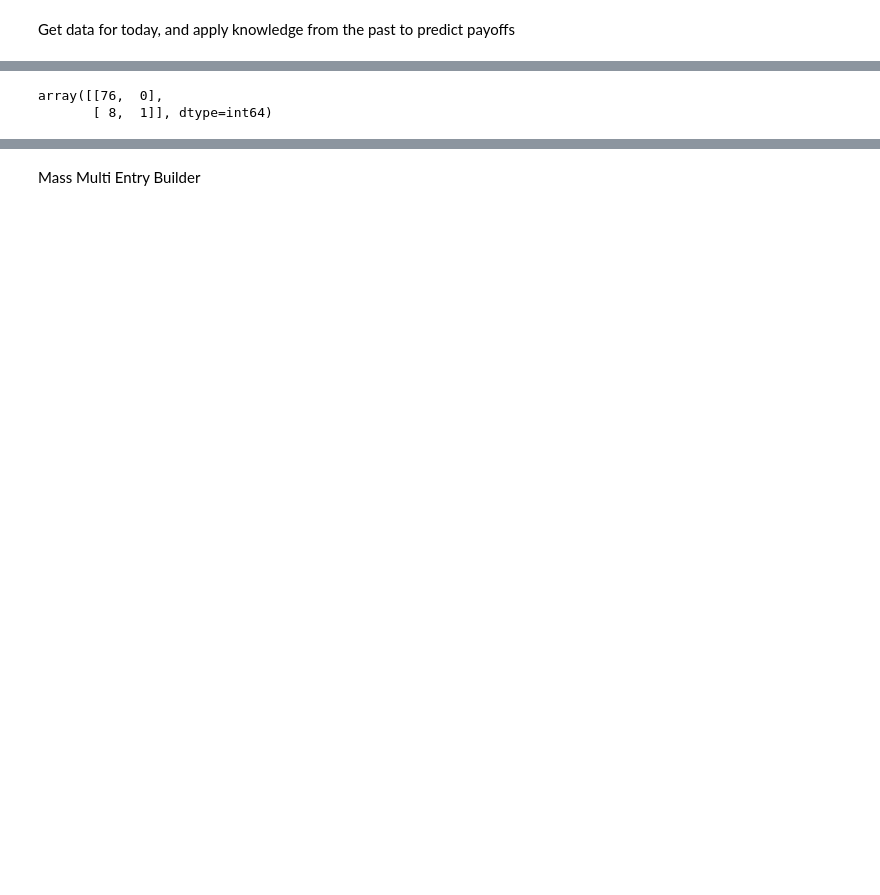
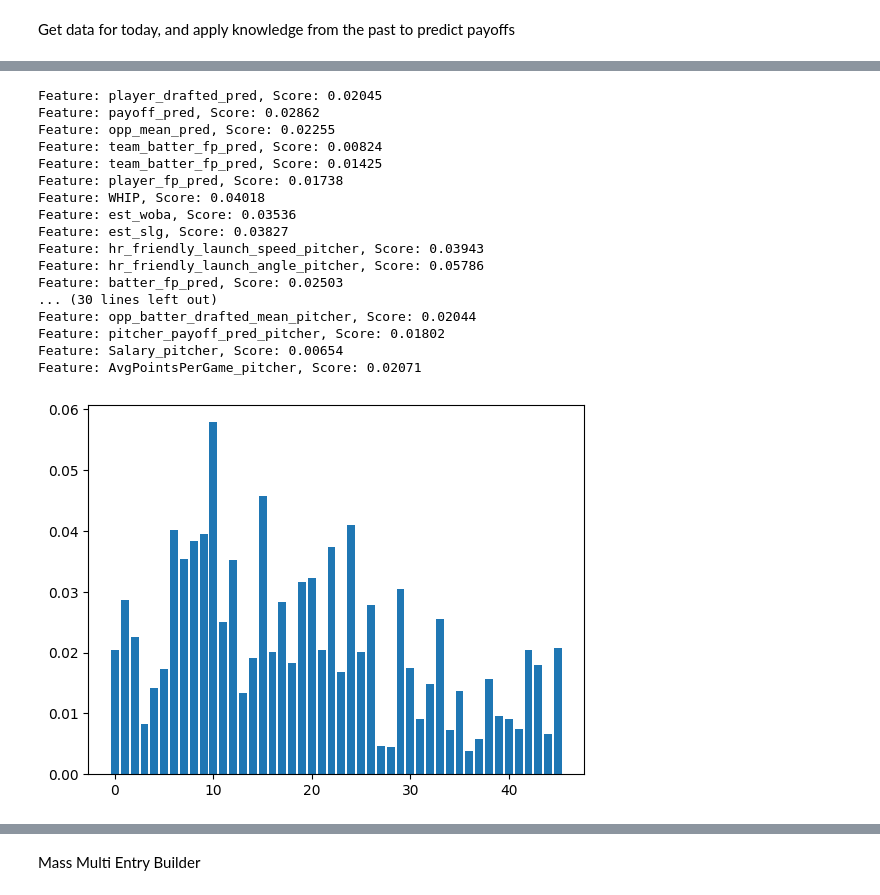
Before and after one commit to mcglade8/MLB, a Jupyter notebook: baseball_python.ipynb, the cells around one changed output, grey strips where cells are left out. Cells and saved outputs as stored; diff of their text form; code cells hidden in the pictures; blank space fills up the shorter version.

Commit message:
6/21 update
Added progress bars; added rank prediction model to lineup builder; saved models to disk so I can define 'get_all_variables' and 'build_one_lineup' then skip to the bottom

```diff
--- a/baseball_python.ipynb
+++ b/baseball_python.ipynb
@@ -2737,7 +2984,8 @@ len(great_lineups)
 # %%
 great_and_bad_lineups_hitters = pd.DataFrame()
 great_and_bad_lineups_pitchers = pd.DataFrame()
-features = ['position', 'net_sqrt_pred', 'Utility', 'player_drafted_pred', 'payoff_pred', 'opp_mean_pred', 'team_batter_fp_pred', 'player_fp_pred', 'WHIP', 'est_woba', 'est_slg', 'hr_friendly_launch_speed_pitcher', 'hr_friendly_launch_angle_pitcher', 'batter_fp_pred', 'pitcher_fp_pred', 'team_batter_fp_pred', 'team_batter_salary', 'batter_drafted_pred', 'pitcher_drafted_pred', 'opp_pitcher_drafted_mean', 'opp_batter_drafted_mean', 'pitcher_payoff_pred', 'Salary', 'AvgPointsPerGame']
+great_and_bad_lineups = pd.DataFrame()
+features = ['position', 'player_drafted_pred', 'payoff_pred', 'opp_mean_pred', 'team_batter_fp_pred', 'player_fp_pred', 'WHIP', 'est_woba', 'est_slg', 'hr_friendly_launch_speed_pitcher', 'hr_friendly_launch_angle_pitcher', 'batter_fp_pred', 'pitcher_fp_pred', 'team_batter_fp_pred', 'team_batter_salary', 'batter_drafted_pred', 'pitcher_drafted_pred', 'opp_pitcher_drafted_mean', 'opp_batter_drafted_mean', 'pitcher_payoff_pred', 'Salary', 'AvgPointsPerGame']
 
 # find the difference between the great_lineups and bad_lineups
 for i in range(len(great_lineups)):
@@ -2770,6 +3018,12 @@ for i in range(len(great_lineups)):
     great_and_bad_lineups_hitters = pd.concat([great_and_bad_lineups_hitters, this_lineup_avgs_hitters])
     great_and_bad_lineups_pitchers = pd.concat([great_and_bad_lineups_pitchers, this_lineup_avgs_pitchers])
 
+    # add '_pitcher' to this_lineup_avgs_pitchers columns
+    this_lineup_avgs_pitchers = this_lineup_avgs_pitchers.add_suffix('_pitcher')
+    this_lineup_avgs_pitchers = this_lineup_avgs_pitchers.rename(columns={'great_lineup_pitcher': 'great_lineup'})
+    all_lineup_data = pd.merge(this_lineup_avgs_hitters, this_lineup_avgs_pitchers, on=['great_lineup'])
+    great_and_bad_lineups = pd.concat([great_and_bad_lineups, all_lineup_data])
+
 for i in range(len(bad_lineups)):
     # do the same but set great_lineup to 0
     this_lineup_avgs = bad_lineups[i]
@@ -2796,3 +3050,9 @@ for i in range(len(bad_lineups)):
 
     great_and_bad_lineups_hitters = pd.concat([great_and_bad_lineups_hitters, this_lineup_avgs_hitters])
     great_and_bad_lineups_pitchers = pd.concat([great_and_bad_lineups_pitchers, this_lineup_avgs_pitchers])
+
+    # add '_pitcher' to this_lineup_avgs_pitchers columns
+    this_lineup_avgs_pitchers = this_lineup_avgs_pitchers.add_suffix('_pitcher')
+    this_lineup_avgs_pitchers = this_lineup_avgs_pitchers.rename(columns={ 'great_lineup_pitcher': 'great_lineup'})
+    all_lineup_data = pd.merge(this_lineup_avgs_hitters, this_lineup_avgs_pitchers, on=['great_lineup'])
+    great_and_bad_lineups = pd.concat([great_and_bad_lineups, all_lineup_data])
@@ -2879,27 +3286,49 @@ ValueError: This solver needs samples of at least 2 classes in the data, but the
 # %%
+# classification model to predict if a lineup is a cashing lineup
+# target is cashing_lineup, features are pregame factors
+target = cashing_or_not['cashing_lineup']
+# feature_names are: avg_batter_fp	avg_batting_order	est_woba	est_slg	est_ba	hr_friendly_launch_speed_freq	hr_friendly_launch_angle_freq	Pitching+	WHIP	hr_friendly_launch_speed_pitcher	hr_friendly_launch_angle_pitcher	batting_order_change	batter_fp_pred	pitcher_fp_pred	team_batter_fp_pred	teams_in_game_pk	team_batter_salary	batter_drafted_pred	pitcher_drafted_pred	payoff_pred	opp_pitcher_drafted_mean	opp_batter_drafted_mean	pitcher_payoff_pred	ID	Salary	AvgPointsPerGame	player_fp_pred	player_drafted_pred	payoff	opp_mean_pred net_sqrt_pred Utility
+feature_names = cashing_or_not.columns[cashing_or_not.columns != 'cashing_lineup']
+features = cashing_or_not[feature_names]
+# split the data
+X_train, X_test, y_train, y_test = train_test_split(features, target, test_size=0.2, random_state=0)
 
-# same as above but for hitters
-# create a model to predict if a lineup is a great lineup based on pregame factors
-# target is great_lineup, features are pregame factors
-# target = great_and_bad_lineups_hitters['great_lineup']
+# establish a model
+model_is_cashing_lineup = DecisionTreeClassifier()
 
-# # feature_names are: avg_batter_fp	avg_batting_order	est_woba	est_slg	est_ba	hr_friendly_launch_speed_freq	hr_friendly_launch_angle_freq	Pitching+	WHIP	hr_friendly_launch_speed_pitcher	hr_friendly_launch_angle_pitcher	batting_order_change	batter_fp_pred	pitcher_fp_pred	team_batter_fp_pred	teams_in_game_pk	team_batter_salary	batter_drafted_pred	pitcher_drafted_pred	payoff_pred	opp_pitcher_drafted_mean	opp_batter_drafted_mean	pitcher_payoff_pred	ID	Salary	AvgPointsPerGame	player_fp_pred	player_drafted_pred	payoff	opp_mean_pred net_sqrt_pred Utility
-# feature_names = ['net_sqrt_pred', 'Utility', 'player_drafted_pred', 'payoff_pred', 'opp_mean_pred', 'team_batter_fp_pred', 'player_fp_pred', 'WHIP', 'est_woba', 'est_slg', 'hr_friendly_launch_speed_pitcher', 'hr_friendly_launch_angle_pitcher', 'batter_fp_pred', 'pitcher_fp_pred', 'team_batter_fp_pred', 'team_batter_salary', 'batter_drafted_pred', 'pitcher_drafted_pred', 'opp_pitcher_drafted_mean', 'opp_batter_drafted_mean', 'pitcher_payoff_pred', 'Salary', 'AvgPointsPerGame']
+# fit the model
+model_is_cashing_lineup.fit(X_train, y_train)
+importance = model_is_cashing_lineup.feature_importances_
+names = model_is_cashing_lineup.feature_names_in_
 
-# features = great_and_bad_lineups_hitters[feature_names]
-# # split the data
-# X_train, X_test, y_train, y_test = train_test_split(features, target, test_size=0.2, random_state=0)
+# summarize feature importance
+for i,v in enumerate(importance):
+    # print feature name
+    print('Feature: %s, Score: %.5f' % (names[i],v))
+    #print('Feature: %0d, Score: %.5f' % (i,v))
+# plot feature importance
+plt.bar([x for x in range(len(importance))], importance)
+plt.show()
 
-# # establish a model
-# model_is_great_lineup_hitters = LogisticRegression()
-
-# # fit the model
-# model_is_great_lineup_hitters.fit(X_train, y_train)
-
-# # predict the model
-# y_pred = model_is_great_lineup_hitters.predict(X_test)
-
-# confusion_matrix(y_test, y_pred)
+# predict the model
+y_pred = model_is_cashing_lineup.predict(X_test)
+confusion_matrix(y_test, y_pred)
 # %% [output]
-array([[76,  0],
-       [ 8,  1]], dtype=int64)
+Feature: player_drafted_pred, Score: 0.02045
+Feature: payoff_pred, Score: 0.02862
+Feature: opp_mean_pred, Score: 0.02255
+Feature: team_batter_fp_pred, Score: 0.00824
+Feature: team_batter_fp_pred, Score: 0.01425
+Feature: player_fp_pred, Score: 0.01738
+Feature: WHIP, Score: 0.04018
+Feature: est_woba, Score: 0.03536
+Feature: est_slg, Score: 0.03827
+Feature: hr_friendly_launch_speed_pitcher, Score: 0.03943
+Feature: hr_friendly_launch_angle_pitcher, Score: 0.05786
+Feature: batter_fp_pred, Score: 0.02503
+... (30 lines left out)
+Feature: opp_batter_drafted_mean_pitcher, Score: 0.02044
+Feature: pitcher_payoff_pred_pitcher, Score: 0.01802
+Feature: Salary_pitcher, Score: 0.00654
+Feature: AvgPointsPerGame_pitcher, Score: 0.02071
+[figure, added]
```
Also changed, not shown: parts of 42 cells of this notebook.
